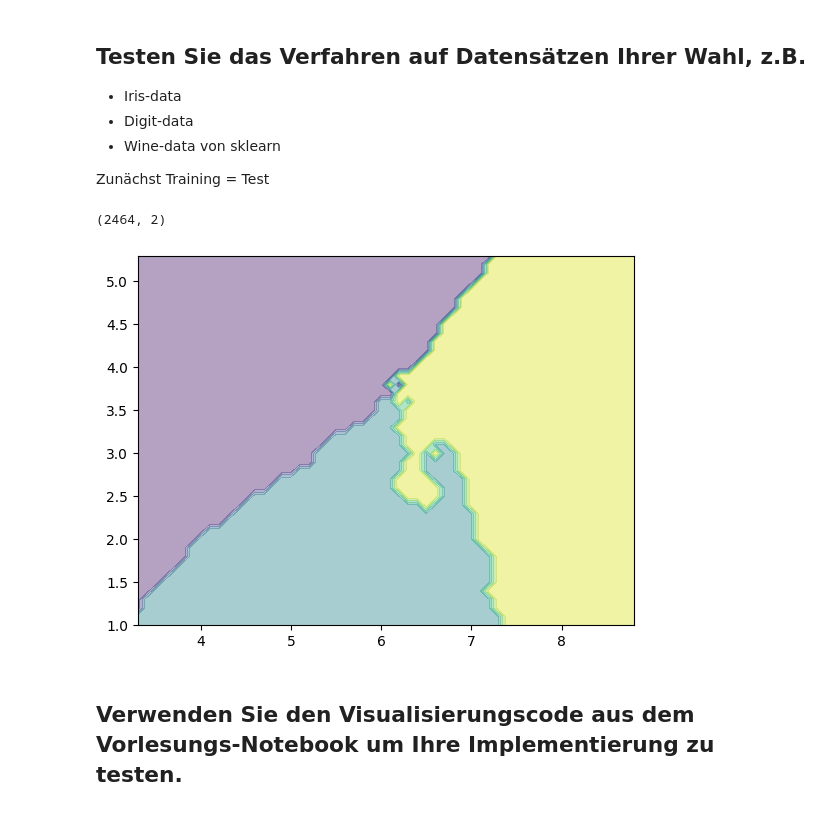
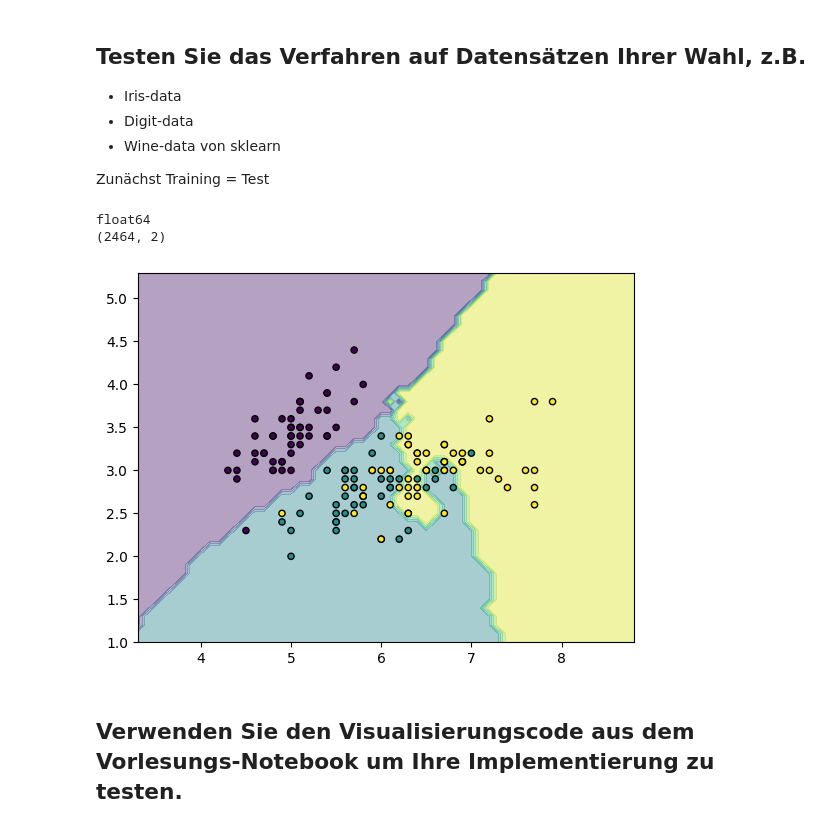
Before and after one commit to Noble-Dango/ml2026, a Jupyter notebook: 2_kNN/notebooks/Exercise2_kNN.ipynb, the cells around one changed output. Cells and saved outputs as stored; diff of their text form; code cells hidden in the pictures.

```diff
--- a/2_kNN/notebooks/Exercise2_kNN.ipynb
+++ b/2_kNN/notebooks/Exercise2_kNN.ipynb
@@ -52,23 +52,23 @@ Verwenden Sie die Struktur wie in sklearn:
 # %%
 import ctypes
 
-libargsort = ctypes.CDLL("./libinplace_argsort.so")
+haneul = ctypes.CDLL("./libhaneul.so")
 
-libargsort.sort_keys.argtypes = [
+haneul.sort_keys.argtypes = [
     ctypes.POINTER(ctypes.c_uint32),
     ctypes.c_size_t
 ]
 
-libargsort.sort_keys.restype = None
+haneul.sort_keys.restype = None
 
 UInt64Ptr = ctypes.POINTER(ctypes.c_uint64)
 
-libargsort.view_internal.argtypes = [
+haneul.view_internal.argtypes = [
     ctypes.POINTER(UInt64Ptr),
     ctypes.c_size_t
 ]
 
-libargsort.view_internal.restype = ctypes.c_bool
+haneul.view_internal.restype = ctypes.c_bool
 # %%
 import numpy as np
 from math import sqrt
@@ -121,6 +121,8 @@ class MyKNN:
 
         ref = self.data
         for res_at, vec in enumerate(new_data):
+            haneul.distance_loop(keys, )
+
             for i in range(0, len(ref)):
                 self.keys[i] = dist(ref[i], vec)
 
@@ -129,12 +131,12 @@ class MyKNN:
 
             keys_ptr = keys_u32.ctypes.data_as(ctypes.POINTER(ctypes.c_uint32))
             len_keys = len(keys_u32)
-            libargsort.sort_keys(keys_ptr, len_keys);
+            haneul.sort_keys(keys_ptr, len_keys);
 
             # read indices without copying
             indices_view = UInt64Ptr()
             length = ctypes.c_size_t(len_keys)
-            libargsort.view_internal(ctypes.byref(indices_view), length)
+            haneul.view_internal(ctypes.byref(indices_view), length)
             indices = np.ctypeslib.as_array(indices_view, shape=(len_keys,))
 
             k_labels = [self.labels[i] for i in indices[:self.k+1]]
@@ -156,7 +158,8 @@ von sklearn
 Zunächst Training = Test
 # %%
 import matplotlib.pyplot as plt
-
+from sklearn.datasets import load_iris
+iris_dataset = load_iris()
 
 X=iris_dataset['data'][:,[0,1]] # wir nehmen die ersten beiden Merkmale aus den Iris-Daten und speichern diese in der Matrix X
 
@@ -164,6 +167,7 @@ y=iris_dataset['target']        # Die labels, die zum Training noetig sind, werd
 
 yousef_knn = MyKNN(iris_dataset["target_names"], k=5)
 
+print(X.dtype)
 yousef_knn.fit(X,y)                    # mittels der fit-Methode, wird der Klassifikator trainiert. fit benoetigt Daten (X) und labels (y).
                                 # predict wird spaeter zur Erkennung benutzt. fit() & predict() wird in sklearn fuer alle Klassifikatoren verwendet (siehe https://scikit-learn.org/stable/tutorial/basic/tutorial.html#learning-and-predicting)
 
@@ -177,19 +181,21 @@ xx1,xx2 = np.meshgrid(np.arange(x1_min,x1_max,0.1), np.arange(x2_min,x2_max,0.1)
 example_vecs=np.c_[xx1.ravel(), xx2.ravel()] #xx1 und xx2 werden zuerst in arrays "geflacht" mittels ravel().
                                                     # c_() erzeugt anschliessend aus den Daten jeweils Wertepaare, welche moeglichen Merkmalvektoren entsprechen
 print(example_vecs.shape)  #2464 Vektoren
-
-Z = yousef_knn.predict(example_vecs)
-
-Z = Z.reshape(xx1.shape) #Das array Z wird in den shape von xx1,bzw xx2 gebracht
-
-plt.contourf(xx1,xx2,Z,alpha=0.4) #Erzeugt einen Contour-plot der Punkte xx1 und xx2 mit den erkannten labels Z
-
-#plt.scatter(X[:,0],X[:,1],c=iris_dataset.target ,s=20,edgecolor='k')  # mit diesem Befehl koennen die eigentlich Datenpunkte, mit denen der kNN-Klassifikator trainiert wurde geplottet werrden
-
-plt.show()
 # %% [output]
+float64
 (2464, 2)
-[figure, removed]
+# %%
+Z = yousef_knn.predict(example_vecs)
+
+Z = Z.reshape(xx1.shape) #Das array Z wird in den shape von xx1,bzw xx2 gebracht
+
+plt.contourf(xx1,xx2,Z,alpha=0.4) #Erzeugt einen Contour-plot der Punkte xx1 und xx2 mit den erkannten labels Z
+
+plt.scatter(X[:,0],X[:,1],c=iris_dataset.target ,s=20,edgecolor='k')  # mit diesem Befehl koennen die eigentlich Datenpunkte, mit denen der kNN-Klassifikator trainiert wurde geplottet werrden
+
+plt.show()
+# %% [output]
+[figure, added]
 # %% [markdown]
 ## Verwenden Sie den Visualisierungscode aus dem Vorlesungs-Notebook um Ihre Implementierung zu testen.
 # %% [markdown]
```
Also changed, not shown: 3 other files.
